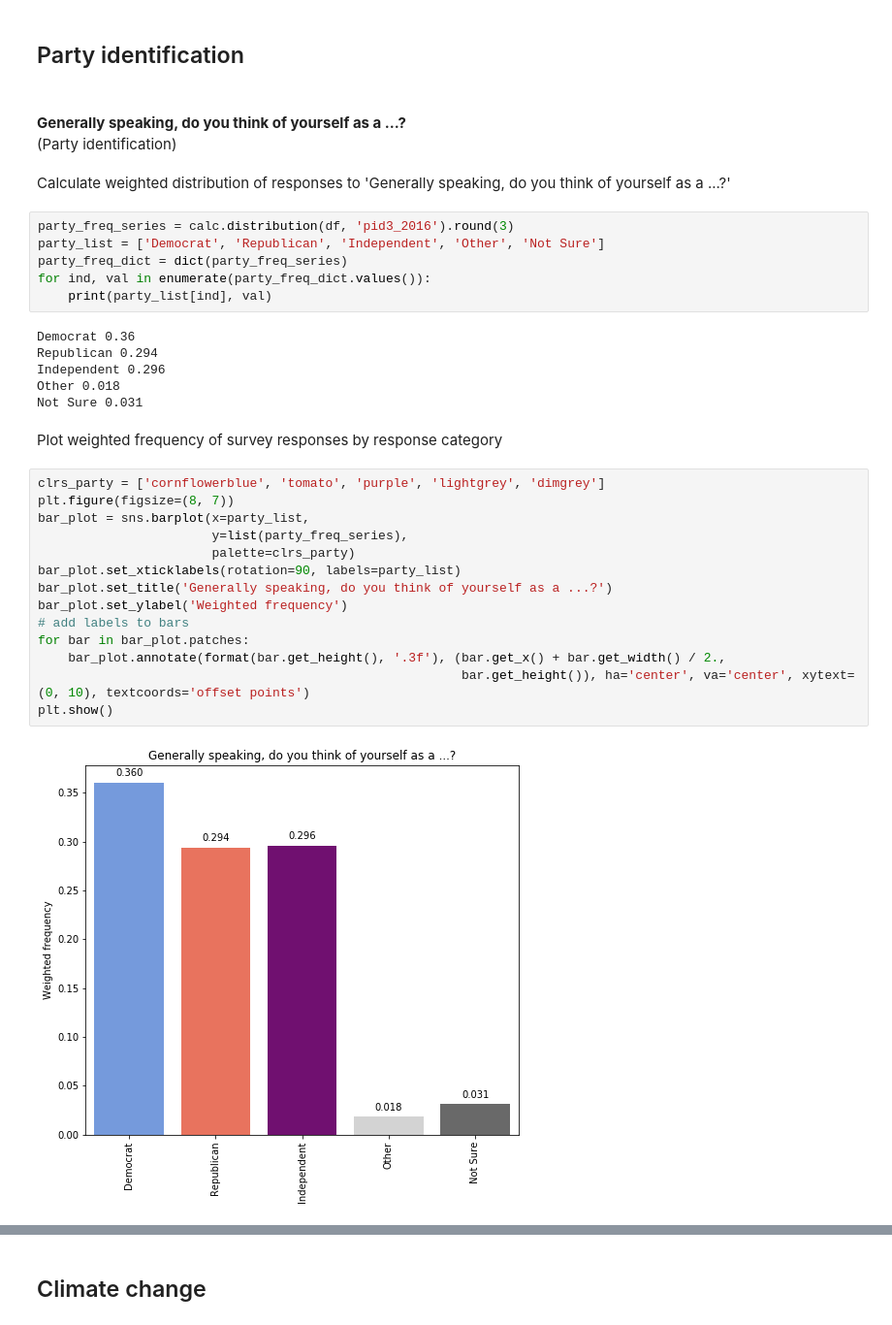
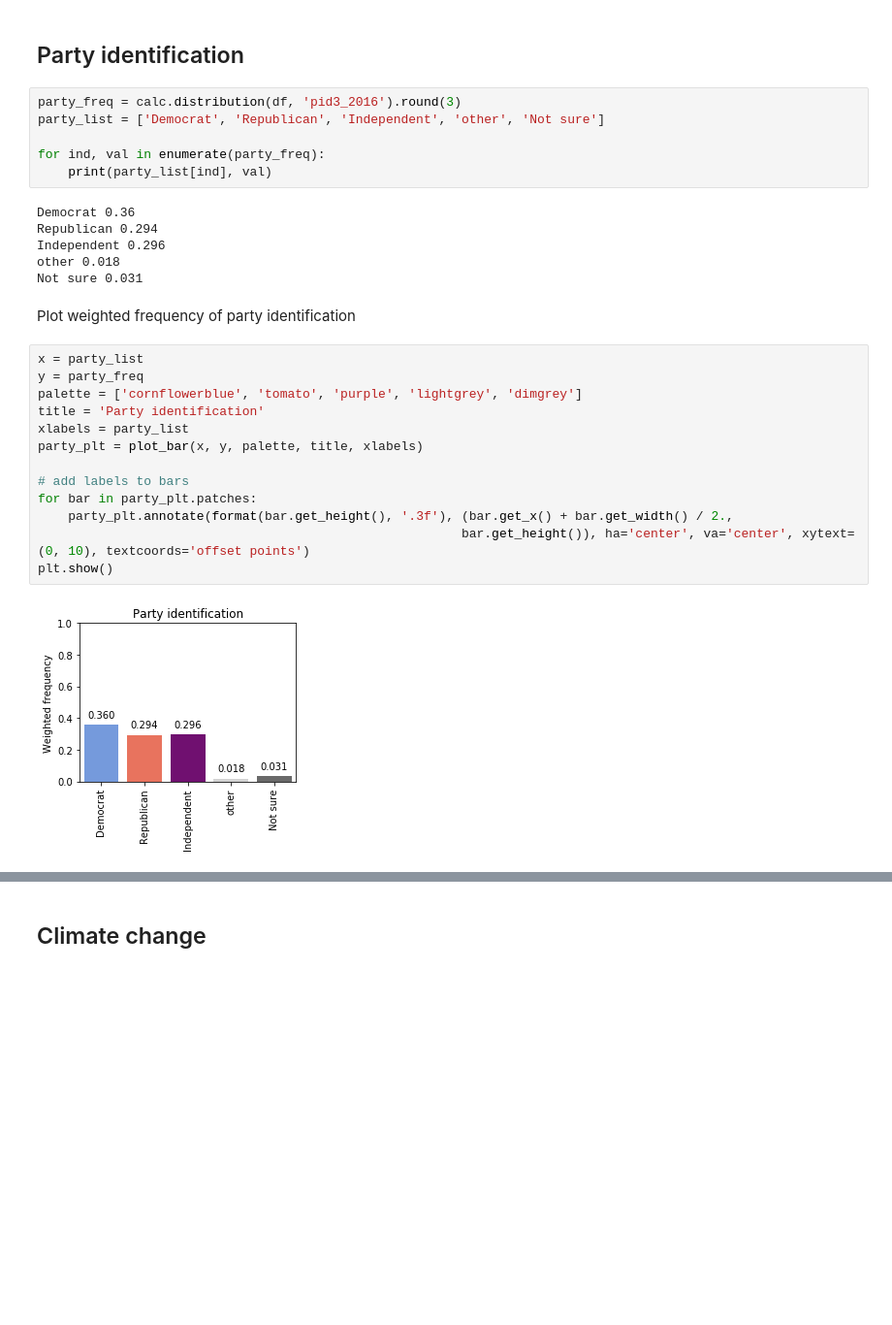
Before and after one commit to ali0003433/predict-by-issue-prioritization, a Jupyter notebook: notebooks/appendix.ipynb, the cells around one changed output, grey strips where cells are left out. Shown at 97% size. Saved outputs shown, nothing was run; the diff lists cells and outputs as text; blank space fills up the shorter version.

```diff
--- a/notebooks/appendix.ipynb
+++ b/notebooks/appendix.ipynb
@@ -27,40 +34,33 @@ weight = df['weight']
 calc = wc.Calculator('weight')
 # %% [markdown]
 ## Party identification
-# %% [markdown]
-<br>
-<b>Generally speaking, do you think of yourself as a ...?</b>
-    <br>(Party identification)
-# %% [markdown]
-Calculate weighted distribution of responses to 'Generally speaking, do you think of yourself as a ...?'
 # %%
-party_freq_series = calc.distribution(df, 'pid3_2016').round(3)
-party_list = ['Democrat', 'Republican', 'Independent', 'Other', 'Not Sure']
-party_freq_dict = dict(party_freq_series)
-for ind, val in enumerate(party_freq_dict.values()):
+party_freq = calc.distribution(df, 'pid3_2016').round(3)
+party_list = ['Democrat', 'Republican', 'Independent', 'other', 'Not sure']
+
+for ind, val in enumerate(party_freq):
     print(party_list[ind], val)
 # %% [output]
 Democrat 0.36
 Republican 0.294
 Independent 0.296
-Other 0.018
-Not Sure 0.031
+other 0.018
+Not sure 0.031
 # %% [markdown]
-Plot weighted frequency of survey responses by response category
+Plot weighted frequency of party identification
 # %%
-clrs_party = ['cornflowerblue', 'tomato', 'purple', 'lightgrey', 'dimgrey']
-plt.figure(figsize=(8, 7))
-bar_plot = sns.barplot(x=party_list,
-                       y=list(party_freq_series),
-                       palette=clrs_party)
-bar_plot.set_xticklabels(rotation=90, labels=party_list)
-bar_plot.set_title('Generally speaking, do you think of yourself as a ...?')
-bar_plot.set_ylabel('Weighted frequency')
+x = party_list
+y = party_freq
+palette = ['cornflowerblue', 'tomato', 'purple', 'lightgrey', 'dimgrey']
+title = 'Party identification'
+xlabels = party_list
+party_plt = plot_bar(x, y, palette, title, xlabels)
+
 # add labels to bars
-for bar in bar_plot.patches:
-    bar_plot.annotate(format(bar.get_height(), '.3f'), (bar.get_x() + bar.get_width() / 2.,
+for bar in party_plt.patches:
+    party_plt.annotate(format(bar.get_height(), '.3f'), (bar.get_x() + bar.get_width() / 2.,
                                                         bar.get_height()), ha='center', va='center', xytext=(0, 10), textcoords='offset points')
 plt.show()
 # %% [output]
-[figure, old version]
+[figure, new version]
 # %% [markdown]
```
Also changed, not shown: parts of 10 cells of this notebook, 1 other file.
